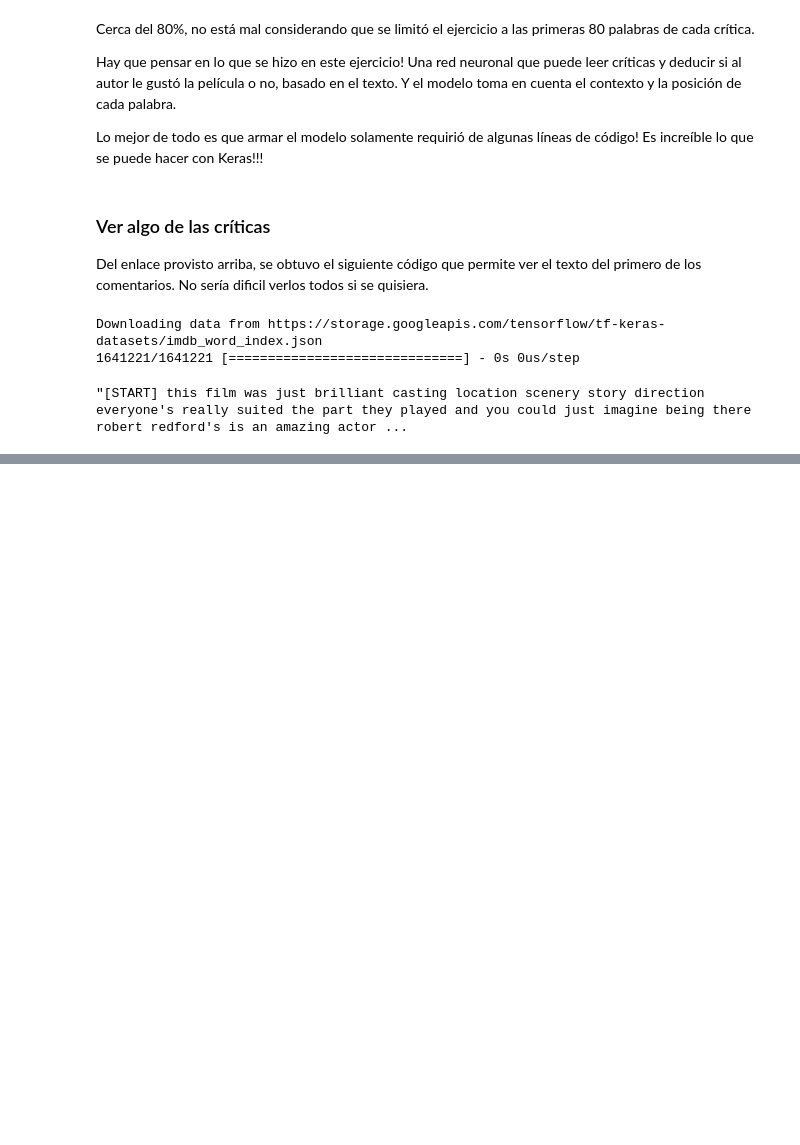
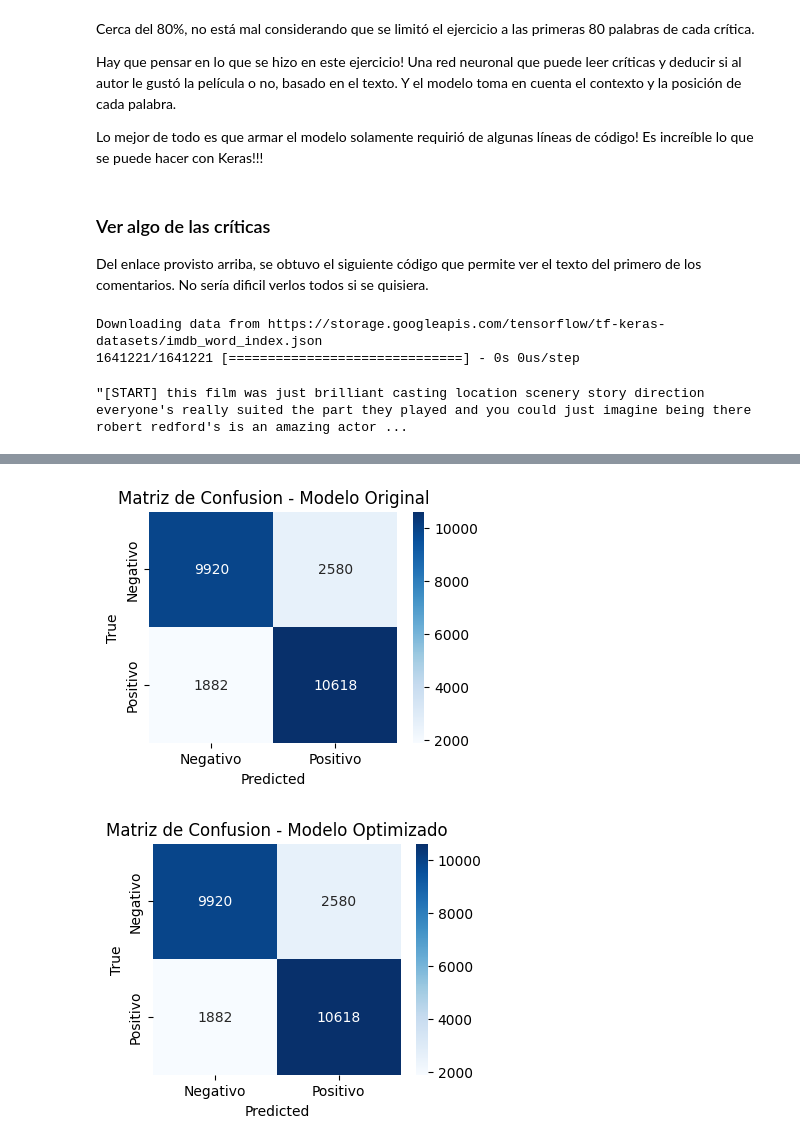
Before and after one commit to Sofiamishel2003/Analisis_Sentimientos_LSTM, a Jupyter notebook: Analisis_Sentimientos_RNN.ipynb, the cells around one changed output, grey strips where cells are left out. Cells and saved outputs as stored; diff of their text form; code cells hidden in the pictures; blank space fills up the shorter version.

```diff
--- a/Analisis_Sentimientos_RNN.ipynb
+++ b/Analisis_Sentimientos_RNN.ipynb
@@ -238,0 +294,6 @@ decoded_sequence
+# %%
+y_pred1 = modelo_original.predict(X_test)
+y_pred1 = [1 if p >=0.5 else 0 for p in y_pred1]
+
+y_pred2= modelo_nuevo.predict(X_test)
+y_pred2 = [1 if p >=0.5 else 0 for p in y_pred2]
@@ -238,0 +303,26 @@ decoded_sequence
+# %%
+from sklearn.metrics import confusion_matrix
+import seaborn as sns
+
+cm1 = confusion_matrix(y_test, y_pred1)
+plt.figure(figsize=(4,3))
+plt.title("Matriz de Confusion - Modelo Original")
+sns.heatmap(cm1, annot=True, fmt="d", cmap="Blues",
+            xticklabels=["Negativo","Positivo"],
+            yticklabels=["Negativo","Positivo"])
+plt.xlabel("Predicted")
+plt.ylabel("True")
+plt.show()
+
+cm2 = confusion_matrix(y_test, y_pred1)
+plt.figure(figsize=(4,3))
+plt.title("Matriz de Confusion - Modelo Optimizado")
+sns.heatmap(cm2, annot=True, fmt="d", cmap="Blues",
+            xticklabels=["Negativo","Positivo"],
+            yticklabels=["Negativo","Positivo"])
+plt.xlabel("Predicted")
+plt.ylabel("True")
+plt.show()
+# %% [output]
+[figure, added]
+[figure, added]
```
Also changed, not shown: parts of 12 cells of this notebook, 3 other files.
